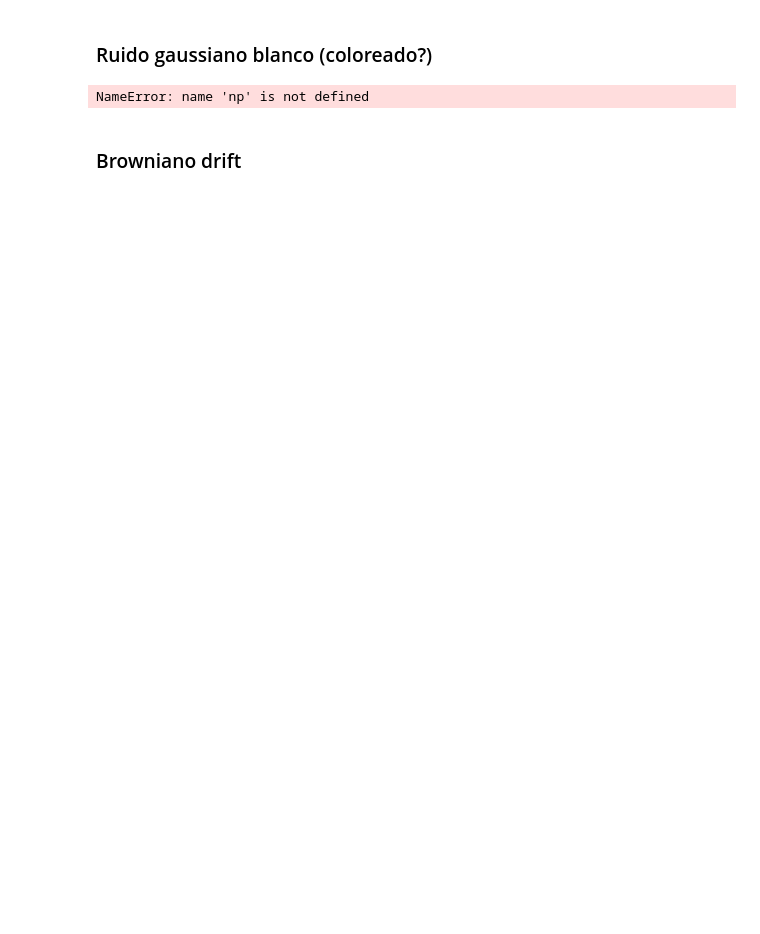
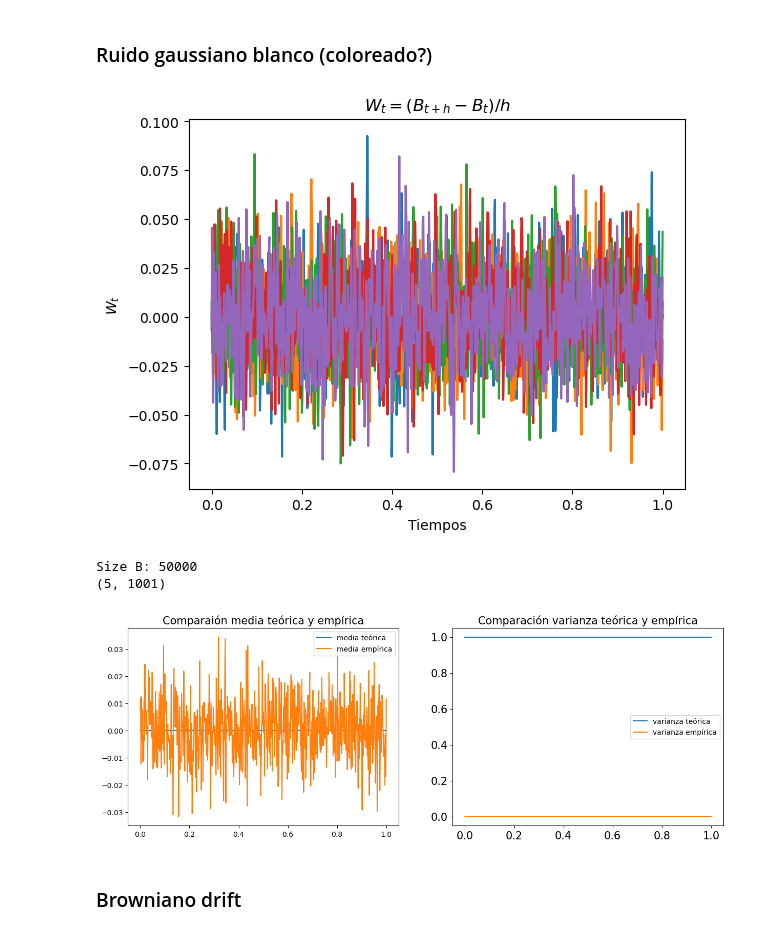
Before and after one commit to msanchezr99/Talleres_estocasticos1, a Jupyter notebook: Procesos_estoc_continuos/Proc_cont.ipynb, the cells around one changed output. Drawn from its saved outputs; the diff is of its cells as text; code cells hidden in the pictures; blank space fills up the shorter version.

```diff
--- a/Procesos_estoc_continuos/Proc_cont.ipynb
+++ b/Procesos_estoc_continuos/Proc_cont.ipynb
@@ -210,10 +251,11 @@ Var:  0.0009993954471395233
 ### Ruido gaussiano blanco (coloreado?)
 # %%
 T=1
-n=100
+n=1000
 dt=T/n
+h=2
 time=np.linspace(0,T,n+1)
-Wn=bm.get_Gaussian_matrix(n+1,5,h=1,dt=dt)
+Wn=bm.get_w_noise_matrix(n+1,5,h=h,dt=dt)
 
 
 fig, ax = plt.subplots()
@@ -223,37 +265,41 @@ ax.set_xlabel("Tiempos")
 ax.set_ylabel("$W_t$")
 plt.show()
 
 x,y=time,time
-mu_theor,cov_theor=bm.w_noise_theoret_mu_cov(time)
+mu_theor,cov_theor=bm.w_noise_theoret_mu_cov(time,h=h)
 mu_hat,cov_hat=bm.empiric_mu_cov(Wn)
 
 var_hat=np.diag(cov_hat)
-var_teor=np.diag(cov_theor)
+var_theor=np.diag(cov_theor)
+print(f"Size B: {B.size}")
 
 #Plot
 fig = plt.figure(figsize=(15, 5))
 # paths
 title = "Comparaión media teórica y empírica"
 plt.subplot(1, 2, 1)
 plt.plot(time, np.array([mu_theor,mu_hat]).T)
 plt.legend(["media teórica","media empírica"])
 plt.gca().set_title(title, fontsize=15)
 plt.xticks(fontsize=10)
 plt.yticks(fontsize=10)
 
 #correlation
 title = "Comparación varianza teórica y empírica"
 plt.subplot(1, 2, 2)
 # sns.heatmap(np.corrcoef(corr_Bs, rowvar=True), cmap="viridis") #Si lo hago con la matriz de las trayectorias no sería más preciso? Bsuco las correlaciones entre los W_t
-plt.plot(time,np.array([var_teor,var_hat]).T)
+plt.plot(time,np.array([var_theor,var_hat]).T)
 plt.legend(["varianza teórica","varianza empírica"])
 plt.gca().set_title(title, fontsize=15)
 plt.xticks(fontsize=15)
 plt.yticks(fontsize=15)
 
 print(Wn.shape)
 # %% [output]
+[figure, added]
-NameError: name 'np' is not defined
+Size B: 50000
+(5, 1001)
+[figure, added]
 # %% [markdown]
 ### Browniano drift
 # %%
```
Also changed, not shown: parts of 6 cells of this notebook, 1 other file.
